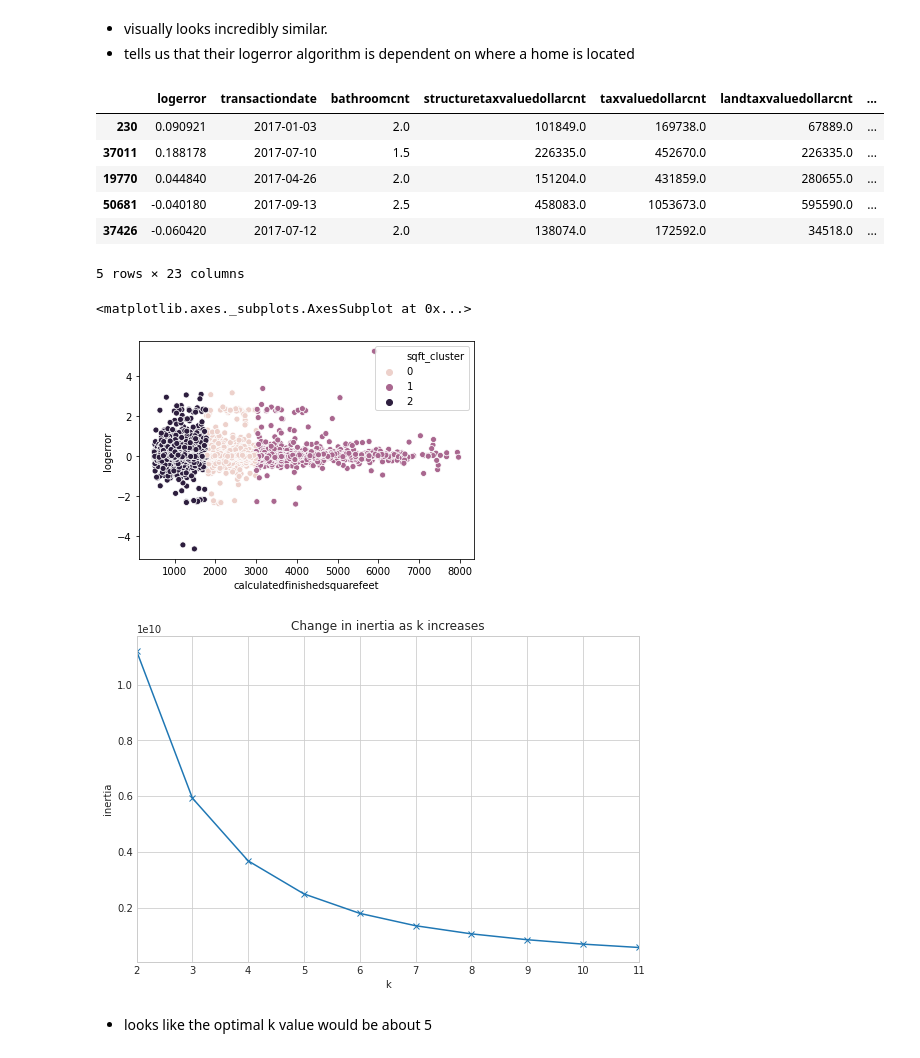
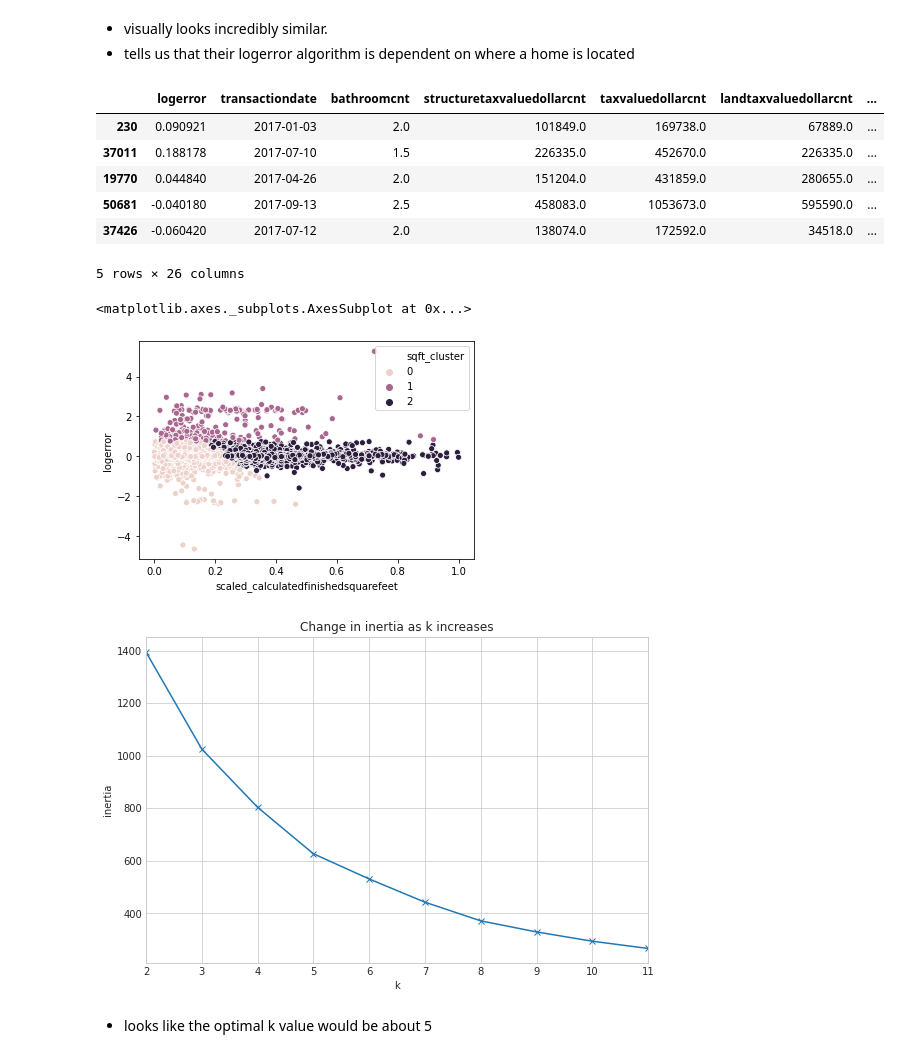
Before and after one commit to JD-Consulting/Zillow-Clustering, a Jupyter notebook: official_scratchpad.ipynb, the cells around one changed output. Saved outputs shown, nothing was run; the diff lists cells and outputs as text; code cells hidden in the pictures.

```diff
--- a/official_scratchpad.ipynb
+++ b/official_scratchpad.ipynb
@@ -160,3 +180,7 @@ train, test, val = split_my_data(df, .15, .50)
+# %%
+train_scaled = train[['structuretaxvaluedollarcnt', 'calculatedfinishedsquarefeet', 'bedroomcnt']]
+train_scaled, scaler = scale_data(train_scaled)
+train[['scaled_structuretaxvaluedollarcnt', 'scaled_calculatedfinishedsquarefeet', 'scaled_bedroomcnt']] = train_scaled[['structuretaxvaluedollarcnt', 'calculatedfinishedsquarefeet', 'bedroomcnt']]
 # %% [markdown]
 # Exploration
 # %% [markdown]
@@ -194,9 +218,9 @@ train.head()
 | 19770 | 0.044840 | 2017-04-26 | 2.0 | 151204.0 | 431859.0 | 280655.0 | ... |
 | 50681 | -0.040180 | 2017-09-13 | 2.5 | 458083.0 | 1053673.0 | 595590.0 | ... |
 | 37426 | -0.060420 | 2017-07-12 | 2.0 | 138074.0 | 172592.0 | 34518.0 | ... |
-5 rows × 23 columns
+5 rows × 26 columns
 # %%
-X = train[['logerror', 'calculatedfinishedsquarefeet']]
+X = train[['logerror','scaled_calculatedfinishedsquarefeet' ]]
 
 kmeans = KMeans(n_clusters=3)
 kmeans.fit(X)
@@ -204,10 +228,10 @@ kmeans.predict(X)
 
 train['sqft_cluster'] = kmeans.predict(X)
 # %%
-sns.scatterplot('calculatedfinishedsquarefeet', 'logerror', hue='sqft_cluster', data=train)
+sns.scatterplot('scaled_calculatedfinishedsquarefeet', 'logerror', hue='sqft_cluster', data=train)
 # %% [output]
 <matplotlib.axes._subplots.AxesSubplot at 0x...>
-[figure, old version]
+[figure, new version]
 # %%
 with plt.style.context('seaborn-whitegrid'):
     plt.figure(figsize=(9, 6))
@@ -217,7 +241,7 @@ with plt.style.context('seaborn-whitegrid'):
     plt.ylabel('inertia')
     plt.title('Change in inertia as k increases')
 # %% [output]
-[figure, old version]
+[figure, new version]
 # %% [markdown]
 - looks like the optimal k value would be about 5
 # %%
```
Also changed, not shown: parts of 14 cells of this notebook, 1 other file.
